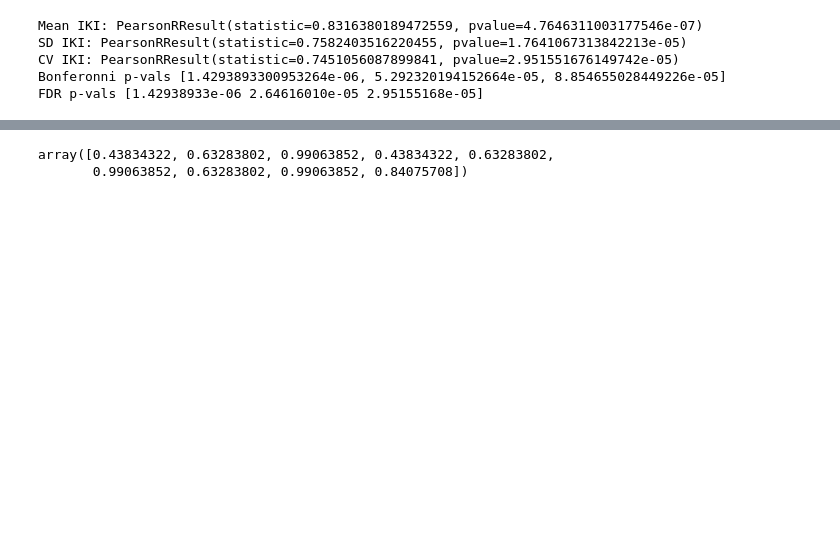
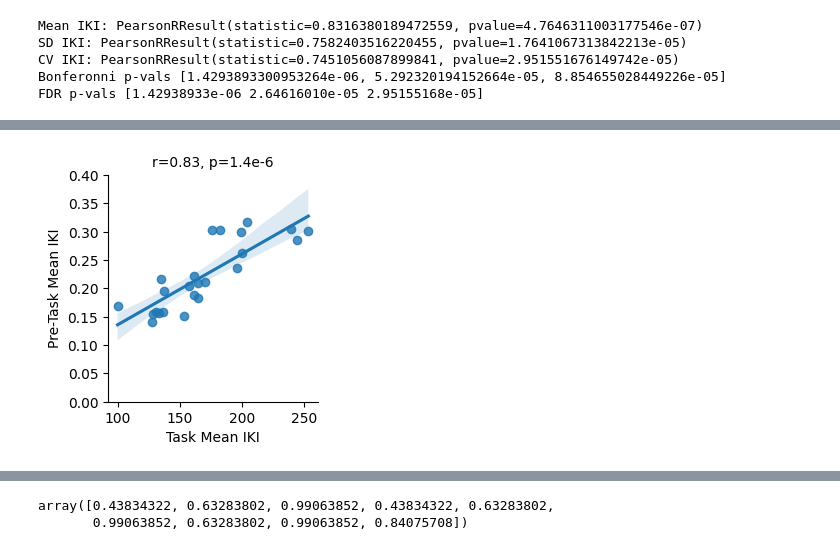
Before and after one commit to rruopp/typingexp, a Jupyter notebook: typing_task_analysis/turbotyping_analysis.ipynb, the cells around one changed output, grey strips where cells are left out. Cells and saved outputs as stored; diff of their text form; code cells hidden in the pictures; blank space fills up the shorter version.

```diff
--- a/typing_task_analysis/turbotyping_analysis.ipynb
+++ b/typing_task_analysis/turbotyping_analysis.ipynb
@@ -500,0 +556,21 @@ FDR p-vals [1.42938933e-06 2.64616010e-05 2.95155168e-05]
+# %%
+# Fig. 3c1 - Turbo mean IKI vs. Task mean IKI
+g = sns.lmplot(
+    data=subject_scores,
+    x="mean_IKI", y="meaniki_alpha",
+    height=3
+)
+
+g.set_axis_labels('Task Mean IKI', 'Pre-Task Mean IKI', fontsize=10)
+
+plt.ylim(0, 0.4)
+
+# g.set_yticklabels(fontsize=8)
+# g.set_xticklabels(fontsize=8)
+
+g.ax.set_title('r=0.83, p=1.4e-6', fontsize=10)
+
+plt.show()
+g.savefig(save_dir + 'fig_3c1.png', dpi=300)
+# %% [output]
+[figure, added]
```
Also changed, not shown: parts of 10 cells of this notebook, 19 other files.
